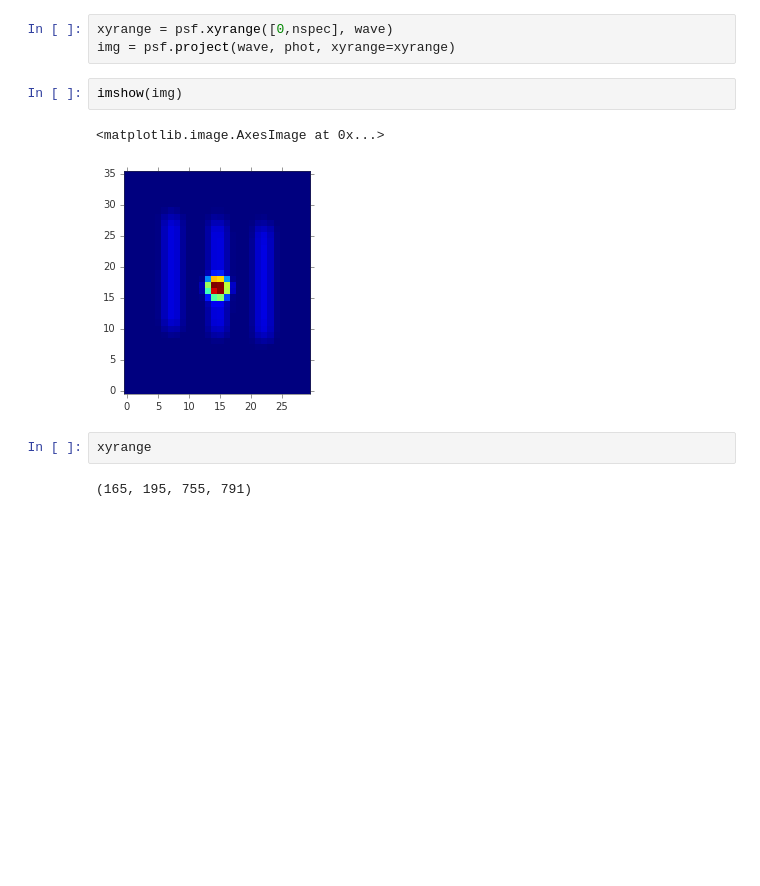
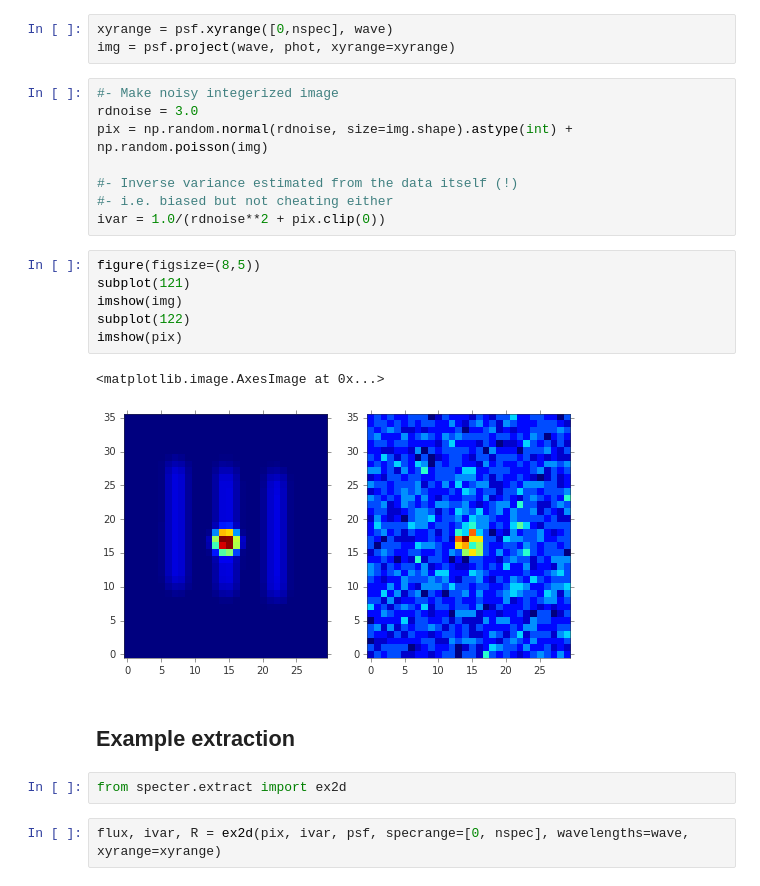
Before and after one commit to sbailey/brightpixsim, a Jupyter notebook: pixsim_extract_demo.ipynb, the cells around one changed output. Saved outputs shown, nothing was run; the diff lists cells and outputs as text; blank space fills up the shorter version.

Commit message:
added extraction example

```diff
--- a/pixsim_extract_demo.ipynb
+++ b/pixsim_extract_demo.ipynb
@@ -14,12 +15,26 @@ phot[1, 20] = 100
 # %%
 xyrange = psf.xyrange([0,nspec], wave)
 img = psf.project(wave, phot, xyrange=xyrange)
-# %%
-imshow(img)
-# %% [output]
-<matplotlib.image.AxesImage at 0x...>
-[figure, removed]
-# %%
-xyrange
-# %% [output]
-(165, 195, 755, 791)
+# %%
+#- Make noisy integerized image
+rdnoise = 3.0
+pix = np.random.normal(rdnoise, size=img.shape).astype(int) + np.random.poisson(img)
+
+#- Inverse variance estimated from the data itself (!)
+#- i.e. biased but not cheating either
+ivar = 1.0/(rdnoise**2 + pix.clip(0))
+# %%
+figure(figsize=(8,5))
+subplot(121)
+imshow(img)
+subplot(122)
+imshow(pix)
+# %% [output]
+<matplotlib.image.AxesImage at 0x...>
+[figure, added]
+# %% [markdown]
+## Example extraction
+# %%
+from specter.extract import ex2d
+# %%
+flux, ivar, R = ex2d(pix, ivar, psf, specrange=[0, nspec], wavelengths=wave, xyrange=xyrange)
```
Also changed, not shown: parts of 2 cells of this notebook.
